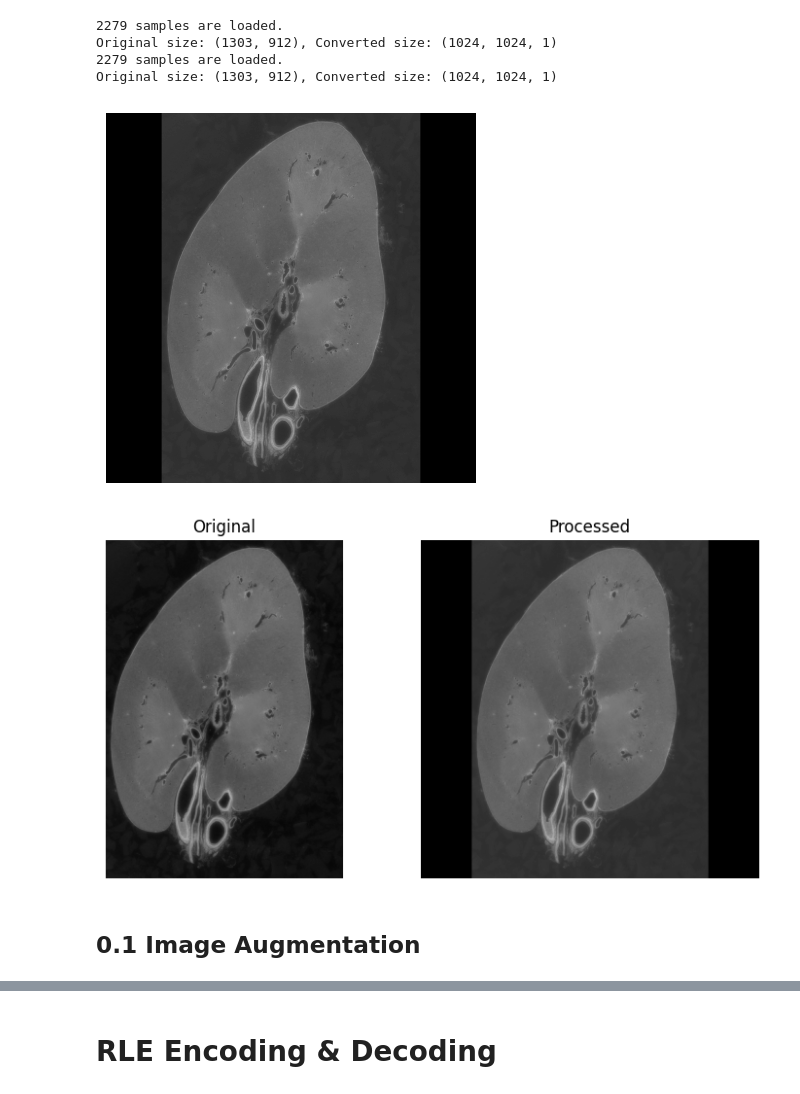
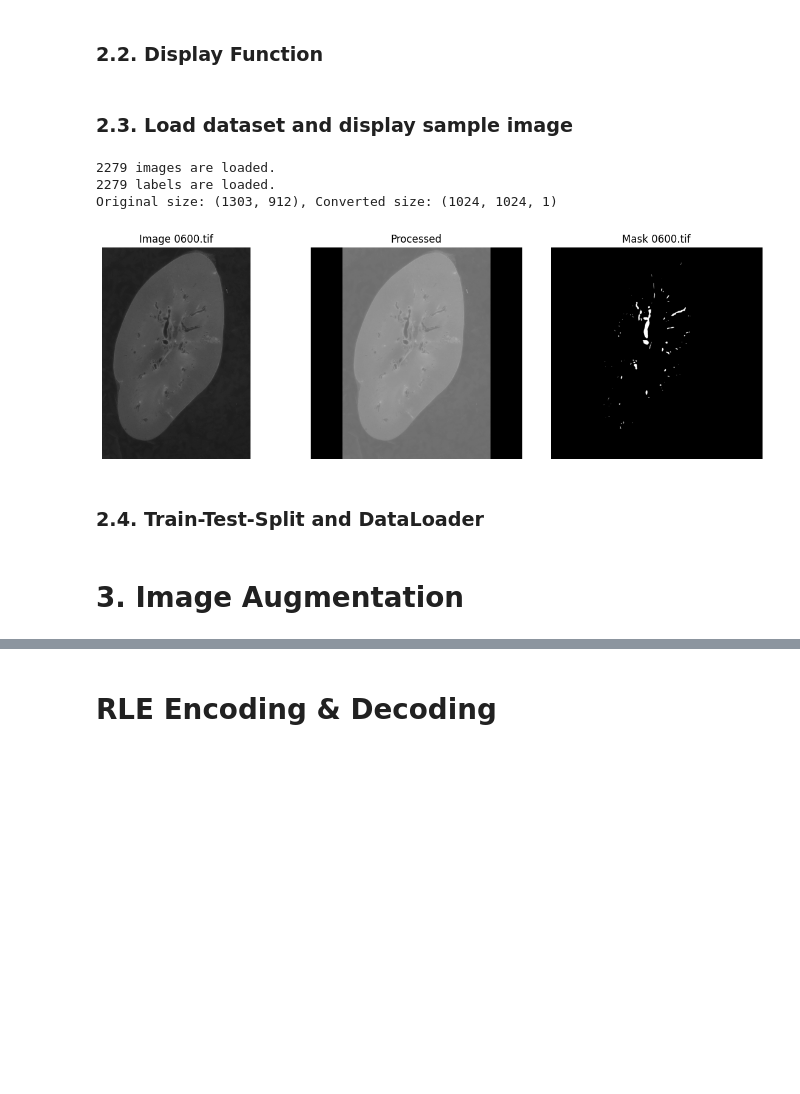
Before and after one commit to Kaggler-uofa/jin, a Jupyter notebook: dataset.ipynb, the cells around one changed output, grey strips where cells are left out. Drawn from its saved outputs; the diff is of its cells as text; code cells hidden in the pictures; blank space fills up the shorter version.

Commit message:
add lost function and update dataset

```diff
--- a/dataset.ipynb
+++ b/dataset.ipynb
@@ -33,15 +34,18 @@ class CFG:
 
     # ============== Image Processing Settings =============
     INPUT_IMAGE_SIZE = (1024, 1024)  # Size of the input images (height x width)
+    GAMMA = 1
 
     # =============
     # = Training and Validation Parameters =============
+    DEVICE = "cuda" if torch.cuda.is_available() else "cpu"
     VALID_ID = 1  # ID for validation dataset or fold
-    BATCH_SIZE = 16  # Batch size for model training
+    BATCH_SIZE = 1  # Batch size for model training
     THRESHOLD_PERCENTILE = 0.0014109  # Threshold for post-processing
     LEARNING_RATE = 1e-4
     NUM_EPOCHS = 50
     NUM_WORKERS = 0 # Number of threds
+    TRAIN_TEST_SPLIT_RATIO = 0.2 # for test subset
 
     # ============== Model Paths =============
     # List of paths to trained model weights
@@ -135,3 +151,5 @@ class CustomDataset(Dataset):
+# %% [markdown]
+### 2.2. Display Function
 # %%
 def display_image(images, titles=None, max_cols=4):
     # Wrap single image in a list
@@ -169,38 +187,21 @@ def display_image(images, titles=None, max_cols=4):
 
     plt.tight_layout()
     plt.show()
-# %%
-
-# first_image = tifffile.imread(image_files[981])
-# first_label = tifffile.imread(label_files[981])
-
-# is_image = isinstance(first_image, np.ndarray)
-# is_mask = isinstance(first_label, np.ndarray)
-# print(is_image, is_mask)
-
-# # Convert tensor floats32
-# first_image_tensor = torch.from_numpy(first_image.astype(np.float32))
-# first_label_tensor = torch.from_numpy(first_label.astype(np.float32))
-
-# display_image(first_image_tensor)
-# display_image(first_label_tensor)
-
-# is_image_tensor = isinstance(first_image_tensor, torch.Tensor)
-# is_mask_tensor = isinstance(first_label_tensor, torch.Tensor)
-# print(is_image_tensor, is_mask_tensor)
-
-image_path = os.path.join(CFG.TRAIN_DATASET_DIRECTORY, "images")
-mask_path = os.path.join(CFG.TRAIN_DATASET_DIRECTORY, "labels")
-image_dataset = CustomDataset(image_path, CFG.INPUT_IMAGE_SIZE, gamma=3)
-mask_dataset = CustomDataset(mask_path, CFG.INPUT_IMAGE_SIZE)
-display_image(image_dataset[900][0])
-
-original_image = io.imread(os.path.join(image_path, "0900.tif"))
-display_image([original_image, image_dataset[900][0]], ["Original", "Processed"])
-# %% [output]
-2279 samples are loaded.
-Original size: (1303, 912), Converted size: (1024, 1024, 1)
-2279 samples are loaded.
-Original size: (1303, 912), Converted size: (1024, 1024, 1)
-[figure, removed]
-[figure, removed]
+# %% [markdown]
+### 2.3. Load dataset and display sample image
+# %%
+image_path = os.path.join(CFG.TRAIN_DATASET_DIRECTORY, "images")
+mask_path = os.path.join(CFG.TRAIN_DATASET_DIRECTORY, "labels")
+dataset = CustomDataset(image_path, mask_path, target_image_size=CFG.INPUT_IMAGE_SIZE, gamma=CFG.GAMMA)
+# %% [output]
+2279 images are loaded.
+2279 labels are loaded.
+Original size: (1303, 912), Converted size: (1024, 1024, 1)
+# %%
+index = 600
+original_image = io.imread(os.path.join(CFG.TRAIN_DATASET_DIRECTORY, "images", dataset[index][2]))
+display_image([original_image, dataset[index][0], dataset[index][1]], [f"Image {dataset[index][2]}", "Processed", f"Mask {dataset[index][2]}"])
+# %% [output]
+[figure, added]
+# %% [markdown]
+### 2.4. Train-Test-Split and DataLoader
@@ -207,5 +220,5 @@ Original size: (1303, 912), Converted size: (1024, 1024, 1)
 # %% [markdown]
-## 0.1 Image Augmentation
+# 3. Image Augmentation
 # %%
 def Augement_image(image, mask):
 
```
Also changed, not shown: parts of 14 cells of this notebook.
